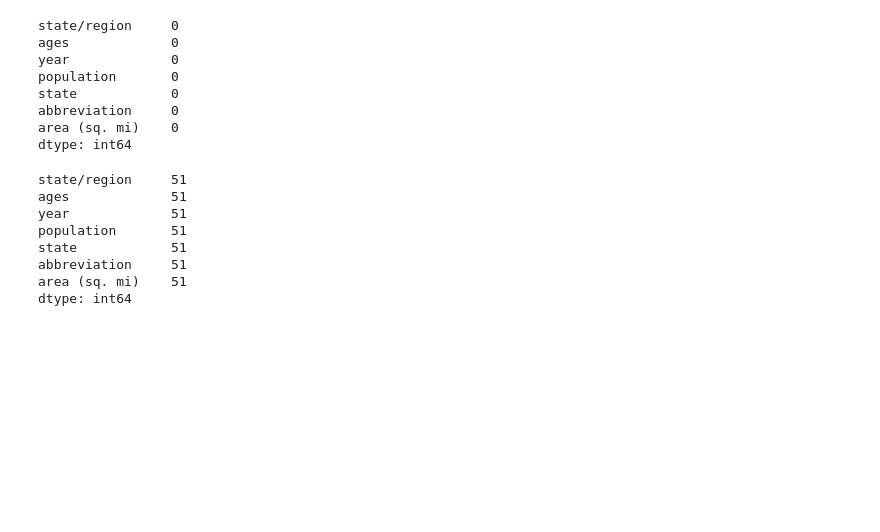
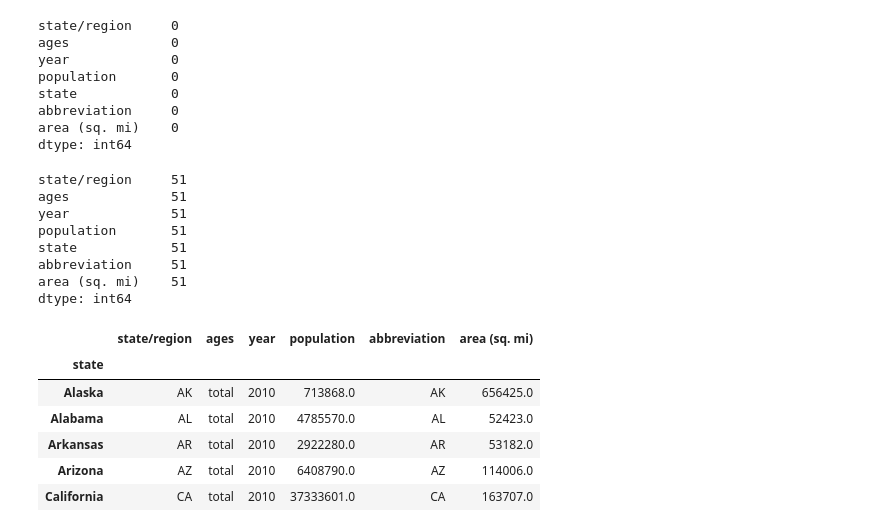
Before and after one commit to WillardDev/Python_Data_Analysis, a Jupyter notebook: Merge_and_Join.ipynb, the cells around one changed output. Cells and saved outputs as stored; diff of their text form; code cells hidden in the pictures; blank space fills up the shorter version.

Commit message:
Add execution count and output for data2010 DataFrame in Merge and Join notebook

```diff
--- a/Merge_and_Join.ipynb
+++ b/Merge_and_Join.ipynb
@@ -547,3 +547,14 @@ state            51
 abbreviation     51
 area (sq. mi)    51
 dtype: int64
+# %%
+data2010.set_index('state', inplace=True)
+data2010.head()
+# %% [output]
+|  | state/region | ages | year | population | abbreviation | area (sq. mi) |
+| state |  |  |  |  |  |  |
+| Alaska | AK | total | 2010 | 713868.0 | AK | 656425.0 |
+| Alabama | AL | total | 2010 | 4785570.0 | AL | 52423.0 |
+| Arkansas | AR | total | 2010 | 2922280.0 | AR | 53182.0 |
+| Arizona | AZ | total | 2010 | 6408790.0 | AZ | 114006.0 |
+| California | CA | total | 2010 | 37333601.0 | CA | 163707.0 |
```
